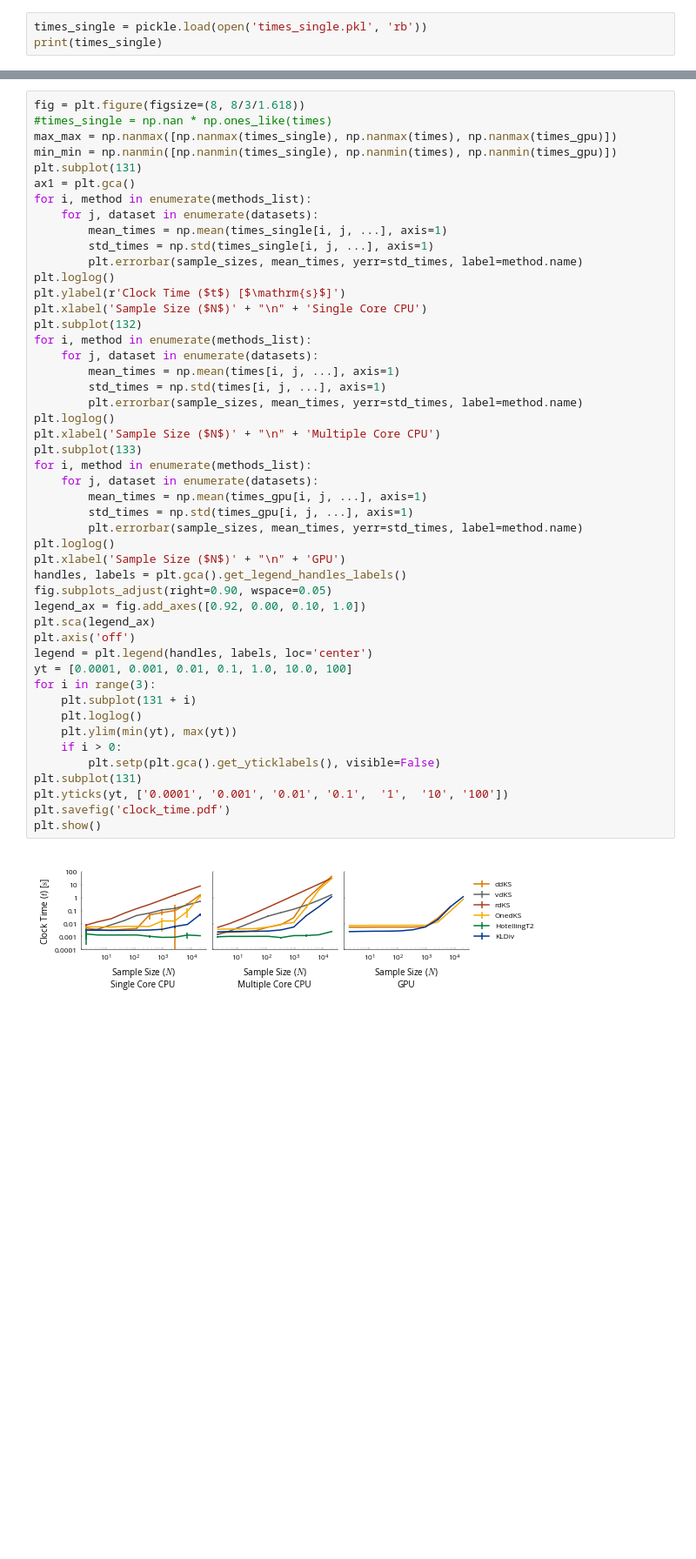
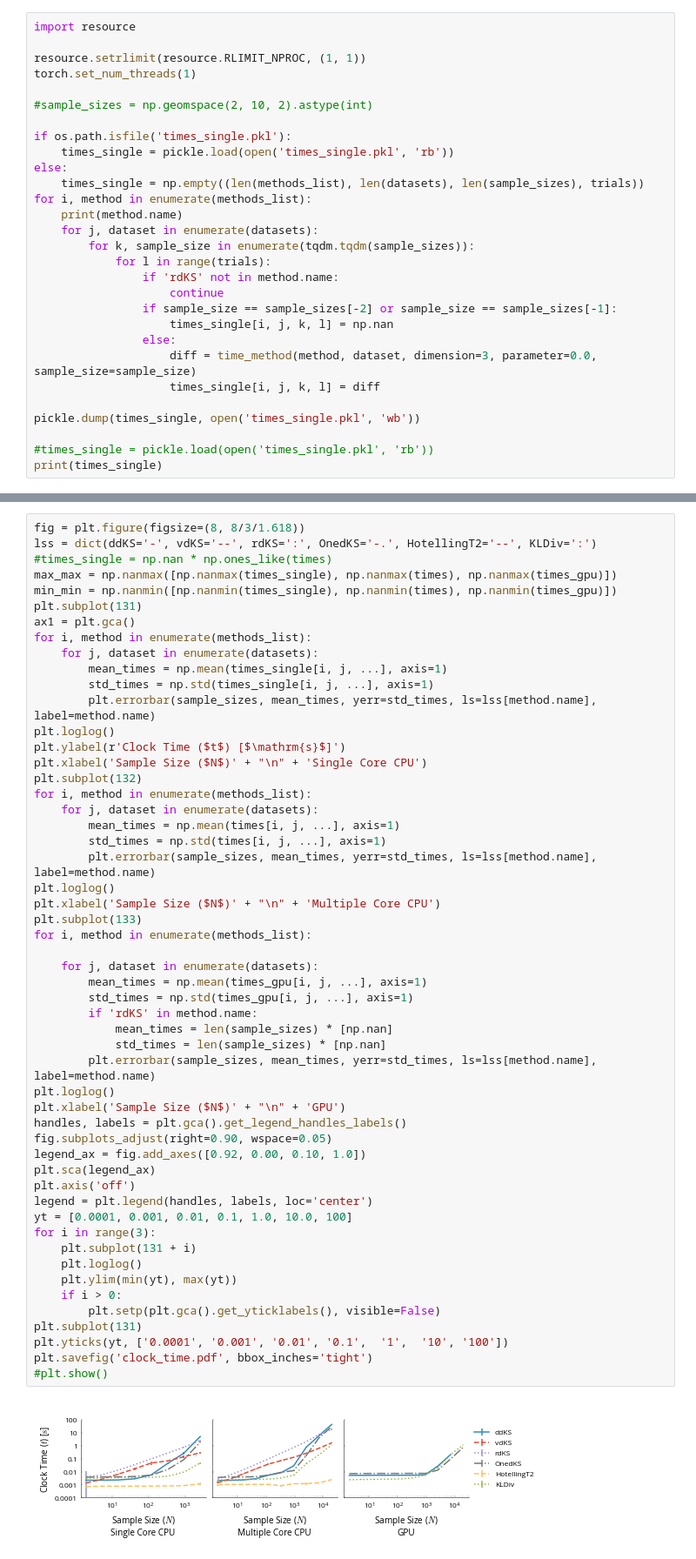
Before and after one commit to pnnl/DDKS, a Jupyter notebook: notebooks/xdks_timing.ipynb, the cells around one changed output, grey strips where cells are left out. Shown: that part at 87% size. Saved outputs shown, nothing was run; the diff lists cells and outputs as text; blank space fills up the shorter version.

```diff
--- a/notebooks/xdks_timing.ipynb
+++ b/notebooks/xdks_timing.ipynb
@@ -126,4 +153,30 @@ plt.show()
 # %%
-times_single = pickle.load(open('times_single.pkl', 'rb'))
+import resource
+
+resource.setrlimit(resource.RLIMIT_NPROC, (1, 1))
+torch.set_num_threads(1)
+
+#sample_sizes = np.geomspace(2, 10, 2).astype(int)
+
+if os.path.isfile('times_single.pkl'):
+    times_single = pickle.load(open('times_single.pkl', 'rb'))
+else:
+    times_single = np.empty((len(methods_list), len(datasets), len(sample_sizes), trials))
+for i, method in enumerate(methods_list):
+    print(method.name)
+    for j, dataset in enumerate(datasets):
+        for k, sample_size in enumerate(tqdm.tqdm(sample_sizes)):
+            for l in range(trials):
+                if 'rdKS' not in method.name:
+                    continue
+                if sample_size == sample_sizes[-2] or sample_size == sample_sizes[-1]:
+                    times_single[i, j, k, l] = np.nan
+                else:
+                    diff = time_method(method, dataset, dimension=3, parameter=0.0, sample_size=sample_size)
+                    times_single[i, j, k, l] = diff
+
+pickle.dump(times_single, open('times_single.pkl', 'wb'))
+
+#times_single = pickle.load(open('times_single.pkl', 'rb'))
 print(times_single)
 # %% [output]
@@ -147,5 +203,6 @@ print(times_single)
 # %%
 fig = plt.figure(figsize=(8, 8/3/1.618))
+lss = dict(ddKS='-', vdKS='--', rdKS=':', OnedKS='-.', HotellingT2='--', KLDiv=':')
 #times_single = np.nan * np.ones_like(times)
 max_max = np.nanmax([np.nanmax(times_single), np.nanmax(times), np.nanmax(times_gpu)])
 min_min = np.nanmin([np.nanmin(times_single), np.nanmin(times), np.nanmin(times_gpu)])
@@ -155,42 +212,46 @@ for i, method in enumerate(methods_list):
     for j, dataset in enumerate(datasets):
         mean_times = np.mean(times_single[i, j, ...], axis=1)
         std_times = np.std(times_single[i, j, ...], axis=1)
-        plt.errorbar(sample_sizes, mean_times, yerr=std_times, label=method.name)
+        plt.errorbar(sample_sizes, mean_times, yerr=std_times, ls=lss[method.name], label=method.name)
 plt.loglog()
 plt.ylabel(r'Clock Time ($t$) [$\mathrm{s}$]')
 plt.xlabel('Sample Size ($N$)' + "\n" + 'Single Core CPU')
 plt.subplot(132)
 for i, method in enumerate(methods_list):
     for j, dataset in enumerate(datasets):
         mean_times = np.mean(times[i, j, ...], axis=1)
         std_times = np.std(times[i, j, ...], axis=1)
-        plt.errorbar(sample_sizes, mean_times, yerr=std_times, label=method.name)
+        plt.errorbar(sample_sizes, mean_times, yerr=std_times, ls=lss[method.name], label=method.name)
 plt.loglog()
 plt.xlabel('Sample Size ($N$)' + "\n" + 'Multiple Core CPU')
 plt.subplot(133)
 for i, method in enumerate(methods_list):
+
     for j, dataset in enumerate(datasets):
         mean_times = np.mean(times_gpu[i, j, ...], axis=1)
         std_times = np.std(times_gpu[i, j, ...], axis=1)
-        plt.errorbar(sample_sizes, mean_times, yerr=std_times, label=method.name)
+        if 'rdKS' in method.name:
+            mean_times = len(sample_sizes) * [np.nan]
+            std_times = len(sample_sizes) * [np.nan]
+        plt.errorbar(sample_sizes, mean_times, yerr=std_times, ls=lss[method.name], label=method.name)
 plt.loglog()
 plt.xlabel('Sample Size ($N$)' + "\n" + 'GPU')
 handles, labels = plt.gca().get_legend_handles_labels()
 fig.subplots_adjust(right=0.90, wspace=0.05)
 legend_ax = fig.add_axes([0.92, 0.00, 0.10, 1.0])
 plt.sca(legend_ax)
 plt.axis('off')
 legend = plt.legend(handles, labels, loc='center')
 yt = [0.0001, 0.001, 0.01, 0.1, 1.0, 10.0, 100]
 for i in range(3):
     plt.subplot(131 + i)
     plt.loglog()
     plt.ylim(min(yt), max(yt))
     if i > 0:
         plt.setp(plt.gca().get_yticklabels(), visible=False)
 plt.subplot(131)
 plt.yticks(yt, ['0.0001', '0.001', '0.01', '0.1',  '1',  '10', '100'])
-plt.savefig('clock_time.pdf')
-plt.show()
+plt.savefig('clock_time.pdf', bbox_inches='tight')
+#plt.show()
 # %% [output]
-[figure, old version]
+[figure, new version]
```
Also changed, not shown: parts of 7 cells of this notebook, 2 other files.
